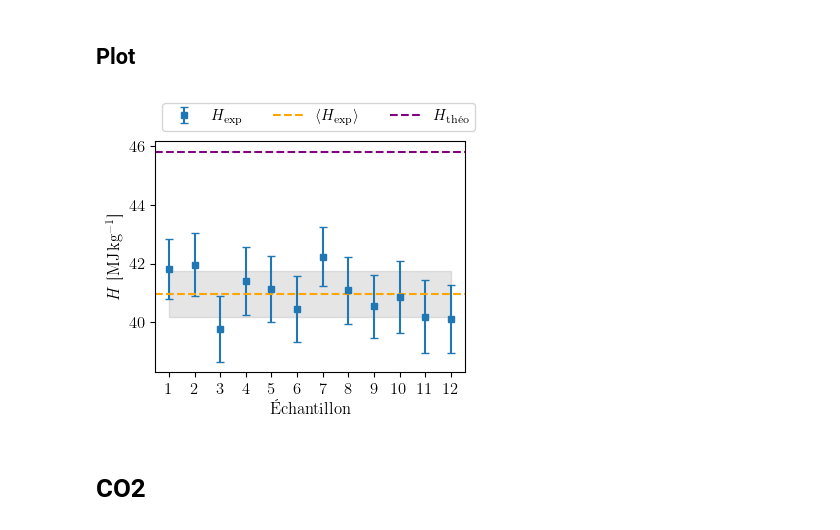
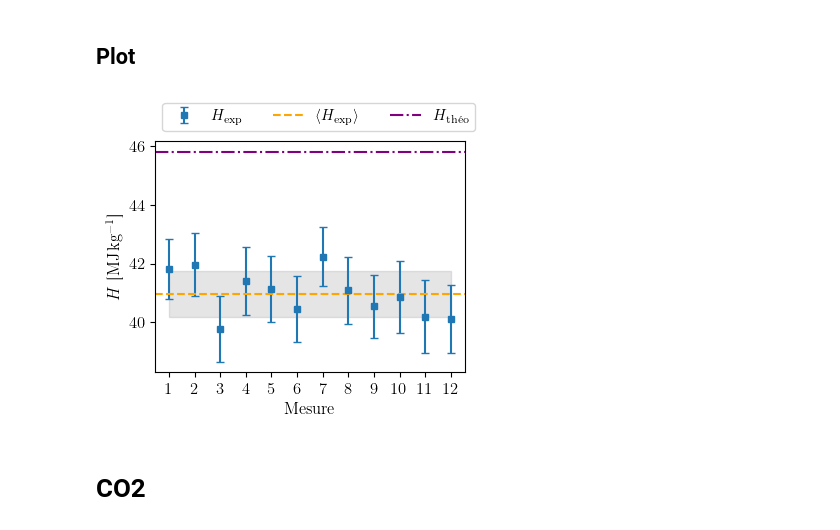
Before and after one commit to TomVdt/TPII-rapports, a Jupyter notebook: 06-C2-pouvoir-calorifique/analyse/exp2.ipynb, the cells around one changed output. Cells and saved outputs as stored; diff of their text form; code cells hidden in the pictures.

```diff
--- a/06-C2-pouvoir-calorifique/analyse/exp2.ipynb
+++ b/06-C2-pouvoir-calorifique/analyse/exp2.ipynb
@@ -77,20 +77,20 @@ H std dev = 0.8±0.3 MJ
 # %%
 samples = np.arange(len(H))
 plt.errorbar(samples, unp.nominal_values(H), yerr=unp.std_devs(H), marker='s', ms=5, ls='none', label=r"$H_\textrm{exp}$")
 plt.fill_between(samples, H_avg.n - H_std_dev.n, H_avg.n + H_std_dev.n, color='tab:grey', alpha=0.2)
 
-plt.axhline(H_theo, color='purple', linestyle="--", label=r"$H_\textrm{théo}$")
+plt.axhline(H_theo, color='purple', linestyle="-.", label=r"$H_\textrm{théo}$")
 plt.axhline(H_avg.n, color='orange', linestyle="--", label=r"$\langle H_\textrm{exp} \rangle$")
 
 plt.xticks(samples, samples + 1)
 # plt.xticks(samples, samples + 1, rotation=-45)
-plt.xlabel("Échantillon")
+plt.xlabel("Mesure")
 plt.ylabel(r"$H$ [\si{\mega\joule\per\kilo\gram}]")
 plt.legend(reverse=True, ncols=3, loc='upper left', bbox_to_anchor=(0, 1.2))
 
 plt.savefig('../figures/gaz_camping.pdf', bbox_inches="tight")
 # %% [output]
-[figure, old version]
+[figure, new version]
 # %% [markdown]
 # CO2
 # %%
```
Also changed, not shown: 7 other files.
